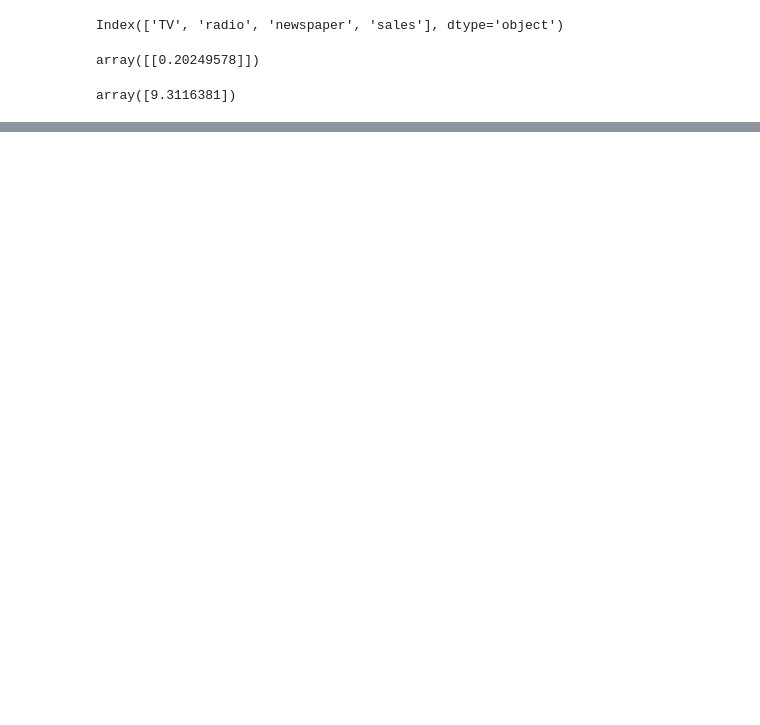
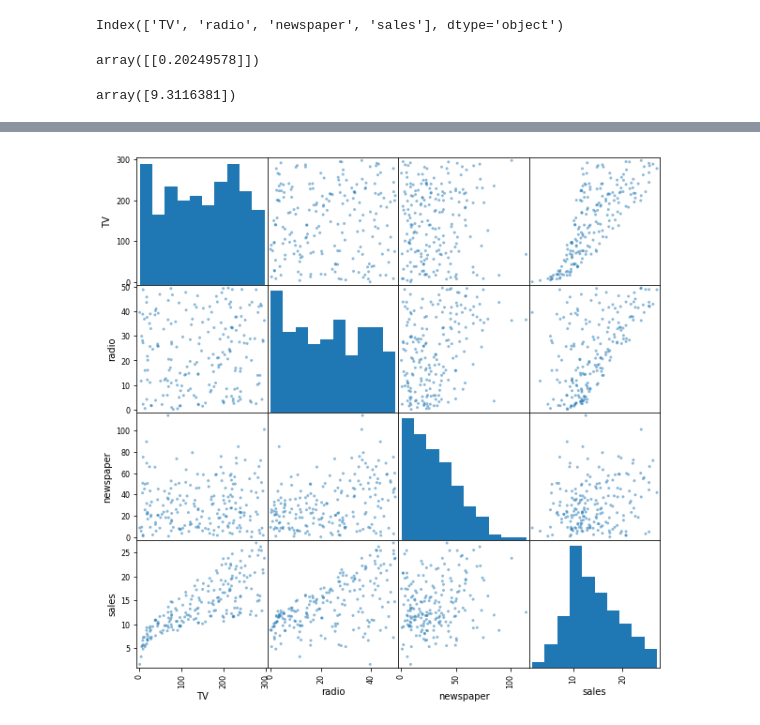
Before and after one commit to mconwa02/statistical_learning, a Jupyter notebook: linear_regression/Simple_and_Multiple_Linear_Regression_examples.ipynb, the cells around one changed output, grey strips where cells are left out. Saved outputs shown, nothing was run; the diff lists cells and outputs as text; code cells hidden in the pictures; blank space fills up the shorter version.

```diff
--- a/linear_regression/Simple_and_Multiple_Linear_Regression_examples.ipynb
+++ b/linear_regression/Simple_and_Multiple_Linear_Regression_examples.ipynb
@@ -65,3 +107,8 @@ OLS Regression Results
 | Kurtosis: | 2.527 | Cond. No. | 64.7 |
 Warnings:
 [1] Standard Errors assume that the covariance matrix of the errors is correctly specified.
+# %%
+pd.plotting.scatter_matrix(df, figsize=(10,10))
+plt.show()
+# %% [output]
+[figure, added]
```
Also changed, not shown: parts of 19 cells of this notebook.
